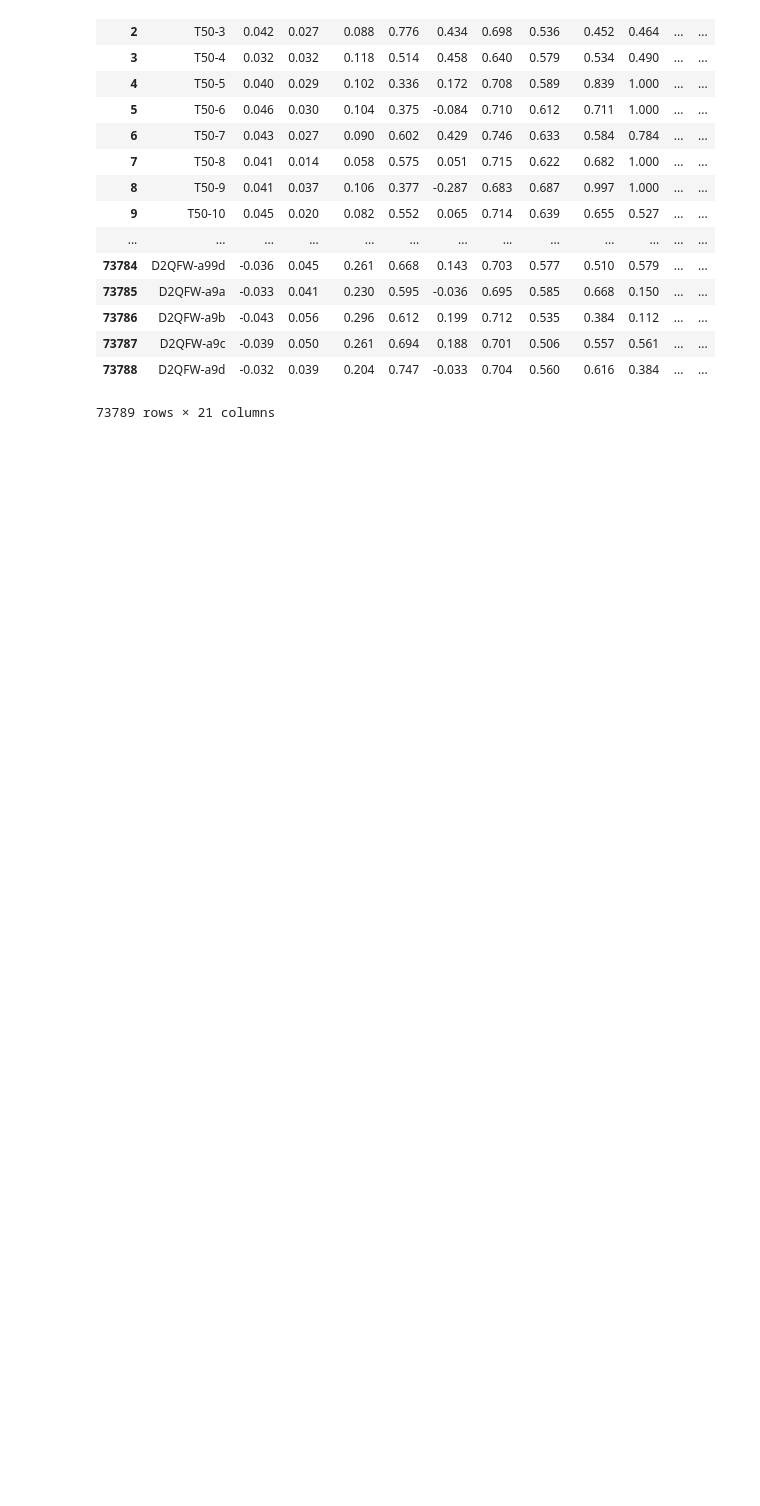
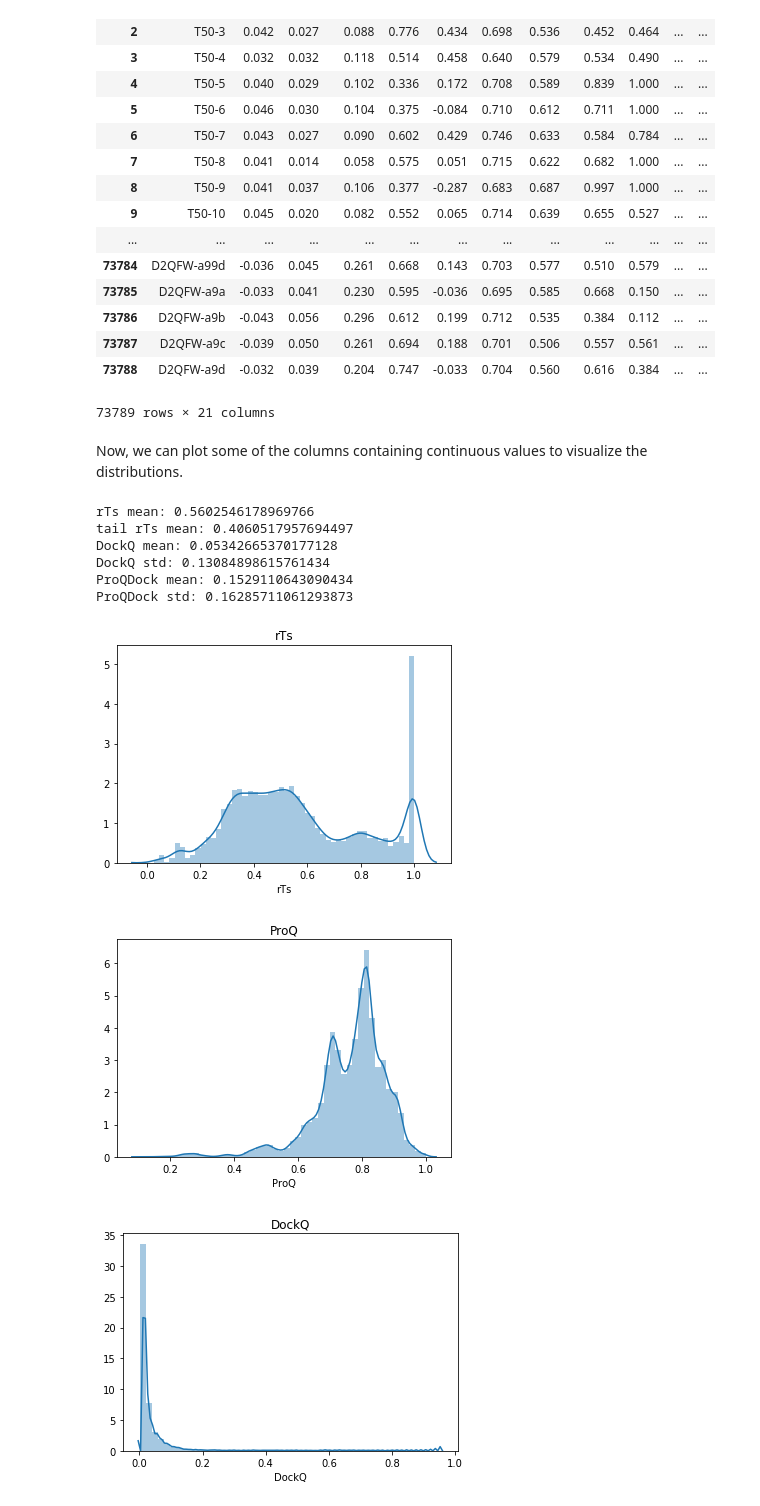
Before and after one commit to PierreBedoucha/medbioinfo_project, a Jupyter notebook: ML Medbioinfo Project.ipynb, the cells around one changed output. Drawn from its saved outputs; the diff is of its cells as text; code cells hidden in the pictures; blank space fills up the shorter version.

Commit message:
Commit for data visualisation and DockQ score categories.

```diff
--- a/ML Medbioinfo Project.ipynb
+++ b/ML Medbioinfo Project.ipynb
@@ -57,3 +57,40 @@ train
 | 73787 | D2QFW-a9c | -0.039 | 0.050 | 0.261 | 0.694 | 0.188 | 0.701 | 0.506 | 0.557 | 0.561 | ... | ... |
 | 73788 | D2QFW-a9d | -0.032 | 0.039 | 0.204 | 0.747 | -0.033 | 0.704 | 0.560 | 0.616 | 0.384 | ... | ... |
 73789 rows × 21 columns
+# %% [markdown]
+Now, we can plot some of the columns containing continuous values to visualize the distributions.
+# %%
+plt.clf()
+sns.distplot(train['rTs'])
+import numpy as np
+estimated_rows=(train['rTs']>0.6) & (train['rTs']<=1.0)
+print("rTs mean: " + str(np.mean(train['rTs'])))
+print("tail rTs mean: " + str(np.mean(train[~estimated_rows]['rTs'])))
+print("DockQ mean: " + str(np.mean(train['DockQ'])))
+print("DockQ std: " + str(np.std(train['DockQ'])))
+print("ProQDock mean: " + str(np.mean(train['ProQDock'])))
+print("ProQDock std: " + str(np.std(train['ProQDock'])))
+plt.title('rTs')
+plt.show()
+
+sns.distplot(train['ProQ'].dropna())
+plt.title('ProQ')
+plt.show()
+
+sns.distplot(train['DockQ'].dropna())
+plt.title('DockQ')
+plt.show()
+
+sns.distplot(train['ProQDock'].dropna())
+plt.title('ProQDock')
+plt.show()
+# %% [output]
+rTs mean: 0.5602546178969766
+tail rTs mean: 0.4060517957694497
+DockQ mean: 0.05342665370177128
+DockQ std: 0.13084898615761434
+ProQDock mean: 0.1529110643090434
+ProQDock std: 0.16285711061293873
+[figure, added]
+[figure, added]
+[figure, added]
```
Also changed, not shown: parts of 8 cells of this notebook, 2 other files.
